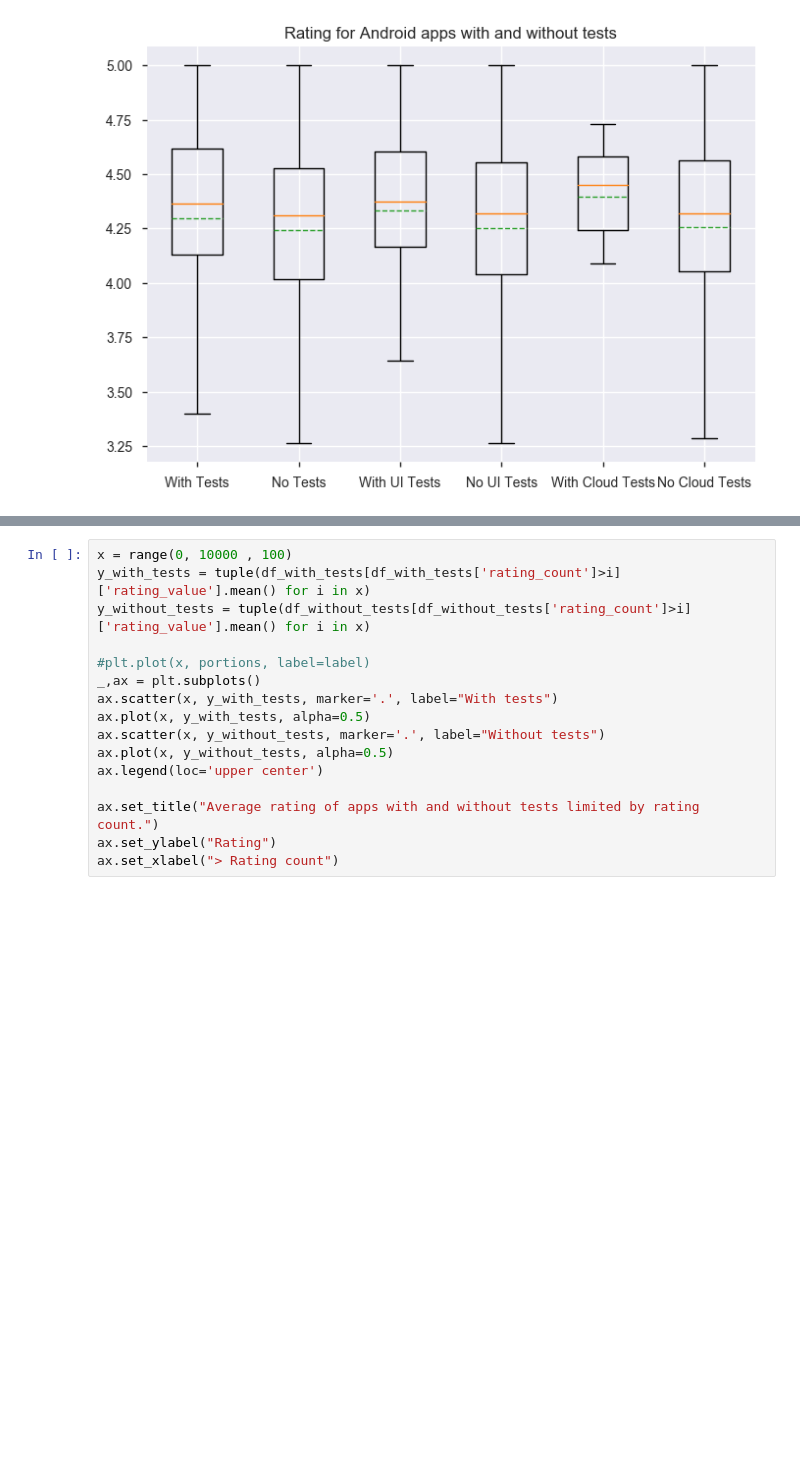
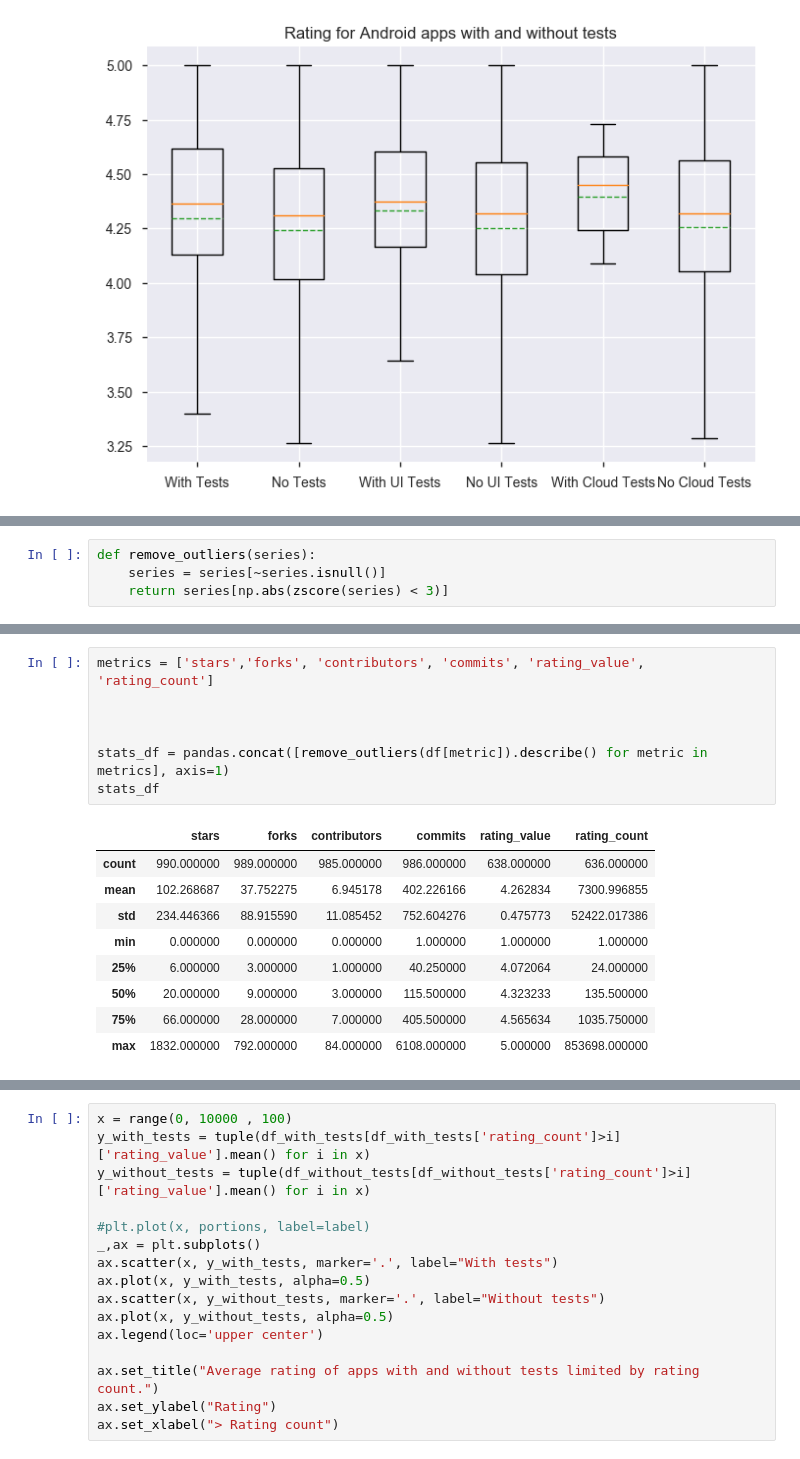
Before and after one commit to luiscruz/android_test_inspector, a Jupyter notebook: exploratory_analysis/1_ea.ipynb, the cells around one changed output, grey strips where cells are left out. Drawn from its saved outputs; the diff is of its cells as text; blank space fills up the shorter version.

```diff
--- a/exploratory_analysis/1_ea.ipynb
+++ b/exploratory_analysis/1_ea.ipynb
@@ -898,0 +951,4 @@ MannwhitneyuResult(statistic=397.0, pvalue=0.02527291541281565)
+# %%
+def remove_outliers(series):
+    series = series[~series.isnull()]
+    return series[np.abs(zscore(series) < 3)]
@@ -898,0 +975,17 @@ MannwhitneyuResult(statistic=397.0, pvalue=0.02527291541281565)
+# %%
+metrics = ['stars','forks', 'contributors', 'commits', 'rating_value', 'rating_count']
+
+
+
+stats_df = pandas.concat([remove_outliers(df[metric]).describe() for metric in metrics], axis=1)
+stats_df
+# %% [output]
+|  | stars | forks | contributors | commits | rating_value | rating_count |
+| count | 990.000000 | 989.000000 | 985.000000 | 986.000000 | 638.000000 | 636.000000 |
+| mean | 102.268687 | 37.752275 | 6.945178 | 402.226166 | 4.262834 | 7300.996855 |
+| std | 234.446366 | 88.915590 | 11.085452 | 752.604276 | 0.475773 | 52422.017386 |
+| min | 0.000000 | 0.000000 | 0.000000 | 1.000000 | 1.000000 | 1.000000 |
+| 25% | 6.000000 | 3.000000 | 1.000000 | 40.250000 | 4.072064 | 24.000000 |
+| 50% | 20.000000 | 9.000000 | 3.000000 | 115.500000 | 4.323233 | 135.500000 |
+| 75% | 66.000000 | 28.000000 | 7.000000 | 405.500000 | 4.565634 | 1035.750000 |
+| max | 1832.000000 | 792.000000 | 84.000000 | 6108.000000 | 5.000000 | 853698.000000 |
```
Also changed, not shown: parts of 10 cells of this notebook, 1 other file.
